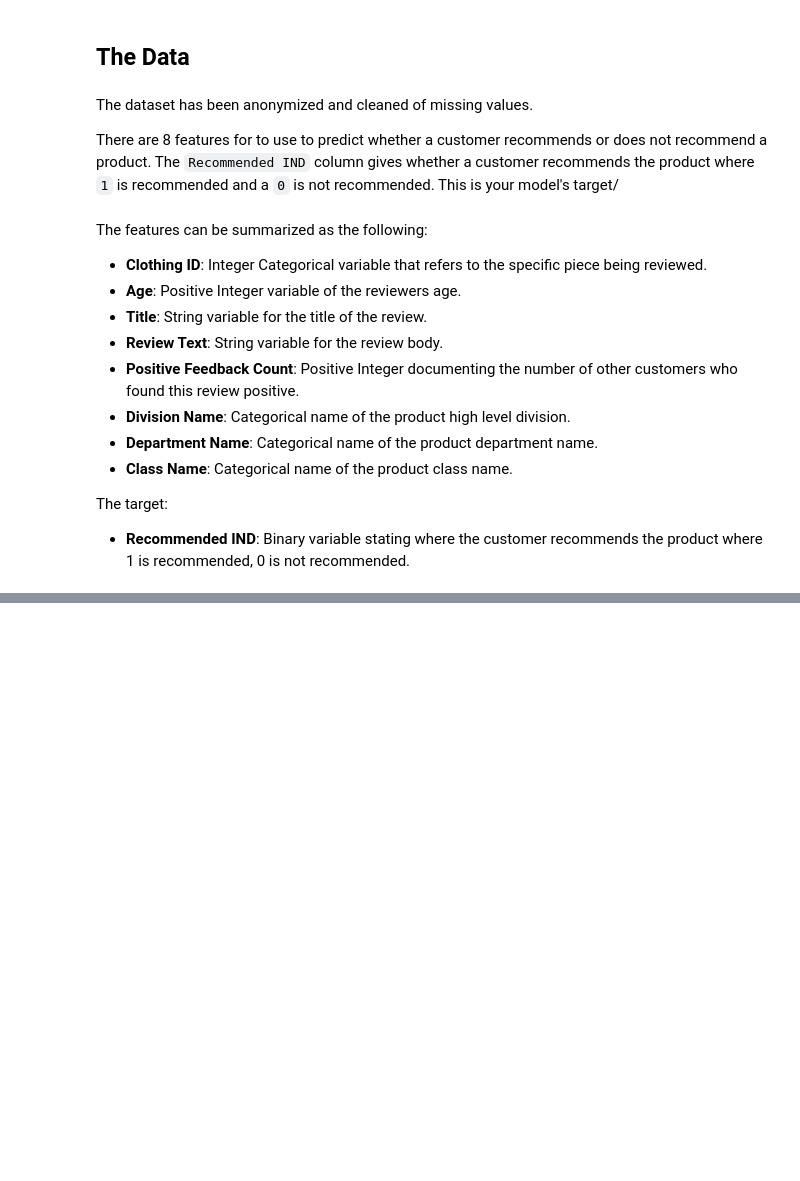
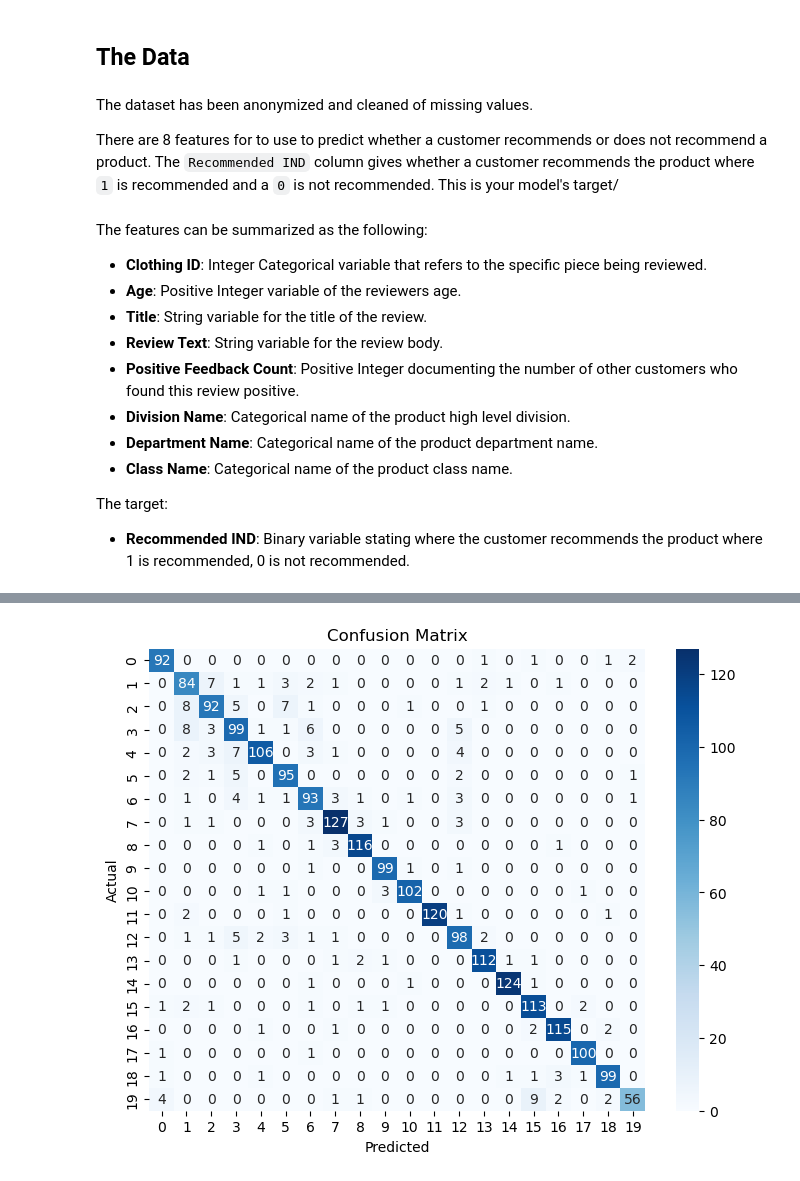
Before and after one commit to zoez314/Data_Science_Pipeline_Project, a Jupyter notebook: starter/starter.ipynb, the cells around one changed output, grey strips where cells are left out. Drawn from its saved outputs; the diff is of its cells as text; code cells hidden in the pictures; blank space fills up the shorter version.

```diff
--- a/starter/starter.ipynb
+++ b/starter/starter.ipynb
@@ -333,0 +232,93 @@ Best cross-validation score:  0.8746761966605379
+# %%
+# Import libraries
+from sklearn.datasets import fetch_20newsgroups
+from sklearn.model_selection import train_test_split
+from sklearn.feature_extraction.text import TfidfVectorizer
+from sklearn.linear_model import LogisticRegression
+from sklearn.pipeline import Pipeline
+from sklearn.metrics import accuracy_score, classification_report, confusion_matrix
+from sklearn.model_selection import RandomizedSearchCV
+import numpy as np
+import seaborn as sns
+import matplotlib.pyplot as plt
+
+# 1. Load the dataset
+newsgroups = fetch_20newsgroups(subset='train')
+
+X = newsgroups.data
+y = newsgroups.target
+
+# 2. Split the dataset into training and test sets
+X_train, X_test, y_train, y_test = train_test_split(X, y, test_size=0.2, random_state=42)
+
+# Print data types to confirm
+print(f"X_train type: {type(X_train)}")
+print(f"X_test type: {type(X_test)}")
+print(f"y_train type: {type(y_train)}")
+print(f"y_test type: {type(y_test)}")
+
+# 3. Initialize TfidfVectorizer
+vectorizer = TfidfVectorizer(stop_words='english', max_features=5000)
+
+# 4. Transform the text data into TF-IDF feature matrices for both train and test sets
+X_train_tfidf = vectorizer.fit_transform(X_train)
+X_test_tfidf = vectorizer.transform(X_test)
+
+# Print the shapes of the transformed data to confirm
+print(f"X_train_tfidf shape: {X_train_tfidf.shape}")
+print(f"X_test_tfidf shape: {X_test_tfidf.shape}")
+
+# 5. Create a pipeline that includes TfidfVectorizer and Logistic Regression
+model = Pipeline([
+    ('vectorizer', TfidfVectorizer(stop_words='english', max_features=5000)),
+    ('classifier', LogisticRegression(max_iter=1000))  # max_iter ensures convergence
+])
+
+# 6. Train the model
+model.fit(X_train, y_train)
+
+# 7. Predict on the test set
+y_pred = model.predict(X_test)
+
+# 8. Calculate and print accuracy
+accuracy = accuracy_score(y_test, y_pred)
+print(f"Model accuracy: {accuracy}")
+
+# 9. Hyperparameter tuning using RandomizedSearchCV
+param_dist = {
+    'vectorizer__max_features': [2000, 5000, 10000],  # Maximum number of features for TF-IDF
+    'classifier__C': np.logspace(-3, 3, 7),  # 'C' is the regularization parameter for Logistic Regression
+    'classifier__solver': ['liblinear', 'saga'],  # Solver options for Logistic Regression
+}
+
+# Perform hyperparameter search with RandomizedSearchCV
+random_search = RandomizedSearchCV(
+    model, param_distributions=param_dist, n_iter=10, cv=3, n_jobs=-1, random_state=42
+)
+
+# 10. Fit the model with the best parameters
+random_search.fit(X_train, y_train)
+
+# Output best hyperparameters and best score
+print("Best parameters found: ", random_search.best_params_)
+print(f"Best accuracy: {random_search.best_score_}")
+
+# 11. Predict using the best estimator and calculate test accuracy
+y_pred = random_search.best_estimator_.predict(X_test)
+accuracy = accuracy_score(y_test, y_pred)
+print(f"Test accuracy after hyperparameter tuning: {accuracy}")
+
+# 12. Output classification report
+print(classification_report(y_test, y_pred))
+
+# 13. Generate and visualize confusion matrix
+cm = confusion_matrix(y_test, y_pred)
+
+# Plot the confusion matrix using seaborn
+plt.figure(figsize=(8, 6))
+sns.heatmap(cm, annot=True, fmt='d', cmap='Blues', xticklabels=[str(i) for i in range(20)], yticklabels=[str(i) for i in range(20)])
+plt.ylabel('Actual')
+plt.xlabel('Predicted')
+plt.title('Confusion Matrix')
+plt.show()
+# %% [output]
@@ -333,0 +342 @@ Best cross-validation score:  0.8746761966605379
+[figure, added]
```
Also changed, not shown: parts of 29 cells of this notebook, 1 other file.
